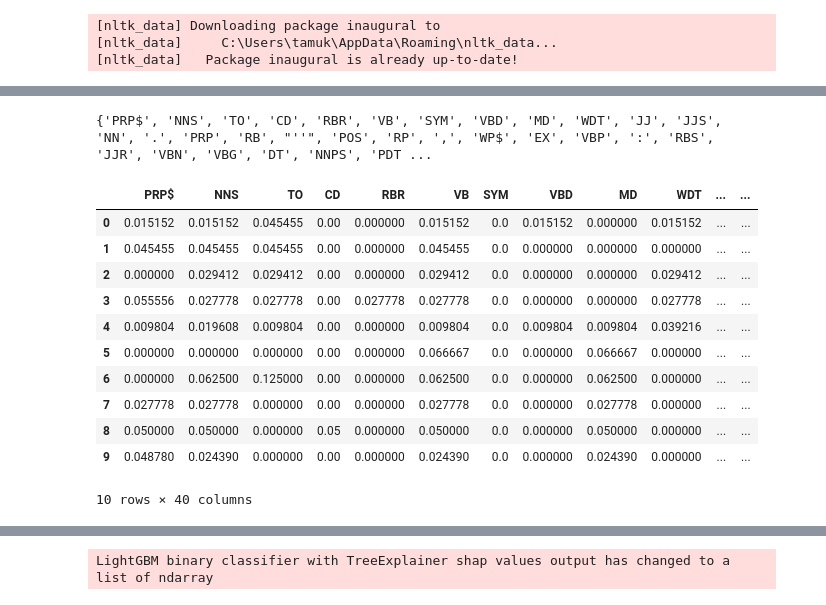
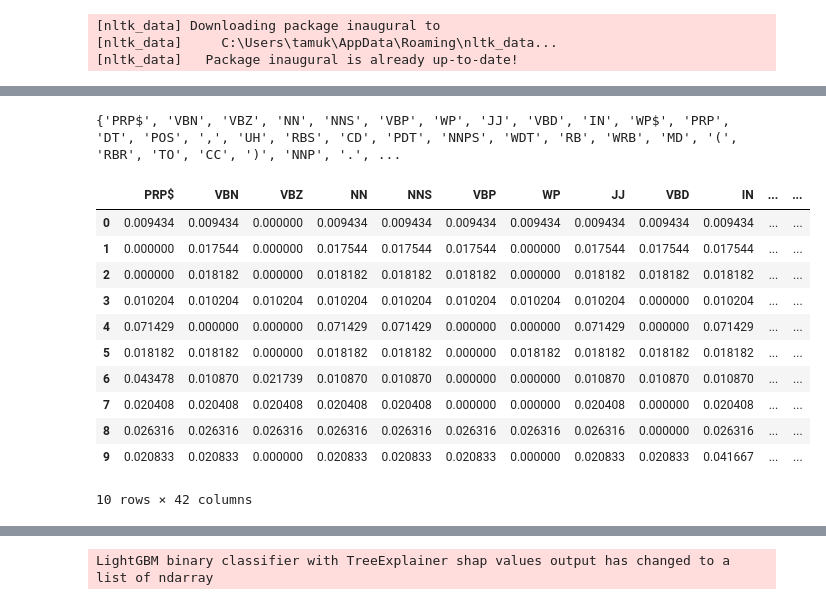
Before and after one commit to ZEKE320/xai-ric-book, a Jupyter notebook: main/sandbox/nltk_inaugural_analysis.ipynb, the cells around one changed output, grey strips where cells are left out. Cells and saved outputs as stored; diff of their text form; code cells hidden in the pictures.

```diff
--- a/main/sandbox/nltk_inaugural_analysis.ipynb
+++ b/main/sandbox/nltk_inaugural_analysis.ipynb
@@ -3,6 +3,9 @@ import nltk
 
 nltk.download("inaugural")
 from nltk.corpus import inaugural
+
+TARGET_PRESIDENT = "Bush"
+NON_TARGET_PRESIDENT = "Harrison"
 # %% [output]
 [nltk_data] Downloading package inaugural to
 [nltk_data]     C:\Users\tamuk\AppData\Roaming\nltk_data...
@@ -36,15 +49,17 @@ from nltk.corpus import inaugural
 
 nltk.download("inaugural")
 
-roosevelt_speeches = [
-    inaugural.sents(fileid) for fileid in inaugural.fileids() if "Roosevelt" in fileid
+nontarget_speeches = [
+    inaugural.sents(file_id) for file_id in inaugural.fileids() if NON_TARGET_PRESIDENT in file_id
 ]
-obama_speeches = [inaugural.sents(fileid) for fileid in inaugural.fileids() if "Obama" in fileid]
+target_speeches = [
+    inaugural.sents(file_id) for file_id in inaugural.fileids() if TARGET_PRESIDENT in file_id
+]
 
-roosevelt_sents = [sent for speech in roosevelt_speeches for sent in speech]
-obama_sents = [sent for speech in obama_speeches for sent in speech]
+nontarget_sents = [sent for speech in nontarget_speeches for sent in speech]
+target_sents = [sent for speech in target_speeches for sent in speech]
 
-print("Roosevelt speeches: ", len(roosevelt_sents))
-for sent in roosevelt_sents:
-    print(sent)
+print("Non-terget speeches: ", len(nontarget_sents))
+for sent in nontarget_sents:
+    print(" ".join(sent))
 # %% [output]
@@ -69,7 +84,7 @@ Roosevelt speeches:  308
 [nltk_data]     C:\Users\tamuk\AppData\Roaming\nltk_data...
 [nltk_data]   Package inaugural is already up-to-date!
 # %%
-print("Obama speeches: ", len(obama_sents))
-for sent in obama_sents:
-    print(sent)
+print("Target speeches: ", len(target_sents))
+for sent in target_sents:
+    print(" ".join(sent))
 # %% [output]
@@ -96,54 +111,54 @@ from grammar_analysis import FrequencyCalculator
 fc = FrequencyCalculator()
 all_tags: set[str] = set()
 
-for sent in roosevelt_sents + obama_sents:
+for sent in nontarget_sents + target_sents:
     all_tags.update(fc.all_pos_frequency(sent).keys())
 
 print(all_tags)
 # %% [output]
-{'PRP$', 'NNS', 'TO', 'CD', 'RBR', 'VB', 'SYM', 'VBD', 'MD', 'WDT', 'JJ', 'JJS', 'NN', '.', 'PRP', 'RB', "''", 'POS', 'RP', ',', 'WP$', 'EX', 'VBP', ':', 'RBS', 'JJR', 'VBN', 'VBG', 'DT', 'NNPS', 'PDT ...
+{'PRP$', 'VBN', 'VBZ', 'NN', 'NNS', 'VBP', 'WP', 'JJ', 'VBD', 'IN', 'WP$', 'PRP', 'DT', 'POS', ',', 'UH', 'RBS', 'CD', 'PDT', 'NNPS', 'WDT', 'RB', 'WRB', 'MD', '(', 'RBR', 'TO', 'CC', ')', 'NNP', '.', ...
 # %%
 from grammar_analysis import DatasetGenerator
 import pandas as pd
 import numpy as np
 
 dg = DatasetGenerator()
 data = []
 correctness = []
 
-for r_sent in roosevelt_sents:
-    x, y = dg.generate_dataset(r_sent, all_tags, False)
+for b_sent in nontarget_sents:
+    x, y = dg.generate_dataset(b_sent, all_tags, False)
     data.append(x)
     correctness.append(y)
 
-for o_sent in obama_sents:
-    x, y = dg.generate_dataset(o_sent, all_tags, True)
+for b_sent in target_sents:
+    x, y = dg.generate_dataset(b_sent, all_tags, True)
     data.append(x)
     correctness.append(y)
 
 columns = list(all_tags) + [
     "Word variation",
     "Uncommon_word_frequency",
     "sentence_length",
 ]
 
 df = pd.DataFrame(data, columns=columns)
 nd_correctness = np.array(correctness)
 
 display(df.head(10))
 # %% [output]
-|  | PRP$ | NNS | TO | CD | RBR | VB | SYM | VBD | MD | WDT | ... | ... |
-| 0 | 0.015152 | 0.015152 | 0.045455 | 0.00 | 0.000000 | 0.015152 | 0.0 | 0.015152 | 0.000000 | 0.015152 | ... | ... |
-| 1 | 0.045455 | 0.045455 | 0.045455 | 0.00 | 0.000000 | 0.045455 | 0.0 | 0.000000 | 0.000000 | 0.000000 | ... | ... |
-| 2 | 0.000000 | 0.029412 | 0.029412 | 0.00 | 0.000000 | 0.029412 | 0.0 | 0.000000 | 0.000000 | 0.029412 | ... | ... |
-| 3 | 0.055556 | 0.027778 | 0.027778 | 0.00 | 0.027778 | 0.027778 | 0.0 | 0.000000 | 0.000000 | 0.027778 | ... | ... |
-| 4 | 0.009804 | 0.019608 | 0.009804 | 0.00 | 0.000000 | 0.009804 | 0.0 | 0.009804 | 0.009804 | 0.039216 | ... | ... |
-| 5 | 0.000000 | 0.000000 | 0.000000 | 0.00 | 0.000000 | 0.066667 | 0.0 | 0.000000 | 0.066667 | 0.000000 | ... | ... |
-| 6 | 0.000000 | 0.062500 | 0.125000 | 0.00 | 0.000000 | 0.062500 | 0.0 | 0.000000 | 0.062500 | 0.000000 | ... | ... |
-| 7 | 0.027778 | 0.027778 | 0.000000 | 0.00 | 0.000000 | 0.027778 | 0.0 | 0.000000 | 0.027778 | 0.000000 | ... | ... |
-| 8 | 0.050000 | 0.050000 | 0.000000 | 0.05 | 0.000000 | 0.050000 | 0.0 | 0.000000 | 0.050000 | 0.000000 | ... | ... |
-| 9 | 0.048780 | 0.024390 | 0.000000 | 0.00 | 0.000000 | 0.024390 | 0.0 | 0.000000 | 0.024390 | 0.000000 | ... | ... |
+|  | PRP$ | VBN | VBZ | NN | NNS | VBP | WP | JJ | VBD | IN | ... | ... |
+| 0 | 0.009434 | 0.009434 | 0.000000 | 0.009434 | 0.009434 | 0.009434 | 0.009434 | 0.009434 | 0.009434 | 0.009434 | ... | ... |
+| 1 | 0.000000 | 0.017544 | 0.000000 | 0.017544 | 0.017544 | 0.017544 | 0.000000 | 0.017544 | 0.017544 | 0.017544 | ... | ... |
+| 2 | 0.000000 | 0.018182 | 0.000000 | 0.018182 | 0.018182 | 0.018182 | 0.000000 | 0.018182 | 0.018182 | 0.018182 | ... | ... |
+| 3 | 0.010204 | 0.010204 | 0.010204 | 0.010204 | 0.010204 | 0.010204 | 0.010204 | 0.010204 | 0.000000 | 0.010204 | ... | ... |
+| 4 | 0.071429 | 0.000000 | 0.000000 | 0.071429 | 0.071429 | 0.000000 | 0.000000 | 0.071429 | 0.000000 | 0.071429 | ... | ... |
+| 5 | 0.018182 | 0.018182 | 0.000000 | 0.018182 | 0.018182 | 0.000000 | 0.018182 | 0.018182 | 0.018182 | 0.018182 | ... | ... |
+| 6 | 0.043478 | 0.010870 | 0.021739 | 0.010870 | 0.010870 | 0.000000 | 0.000000 | 0.010870 | 0.010870 | 0.010870 | ... | ... |
+| 7 | 0.020408 | 0.020408 | 0.020408 | 0.020408 | 0.020408 | 0.000000 | 0.000000 | 0.020408 | 0.000000 | 0.020408 | ... | ... |
+| 8 | 0.026316 | 0.026316 | 0.026316 | 0.026316 | 0.026316 | 0.026316 | 0.026316 | 0.026316 | 0.000000 | 0.026316 | ... | ... |
+| 9 | 0.020833 | 0.020833 | 0.000000 | 0.020833 | 0.020833 | 0.020833 | 0.000000 | 0.020833 | 0.020833 | 0.041667 | ... | ... |
-10 rows × 40 columns
+10 rows × 42 columns
 # %%
 print(df.dtypes)
 # %% [output]
```
Also changed, not shown: parts of 11 cells of this notebook.
